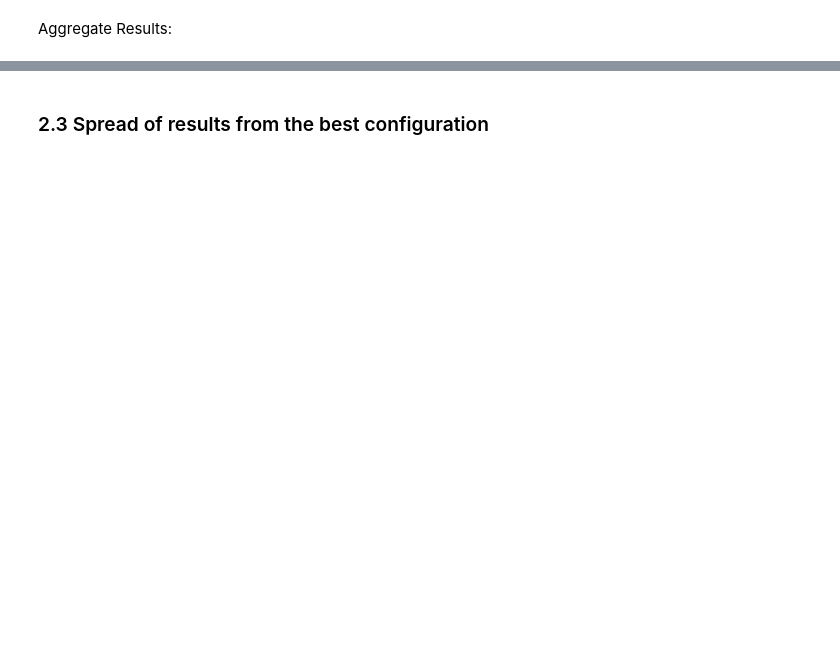
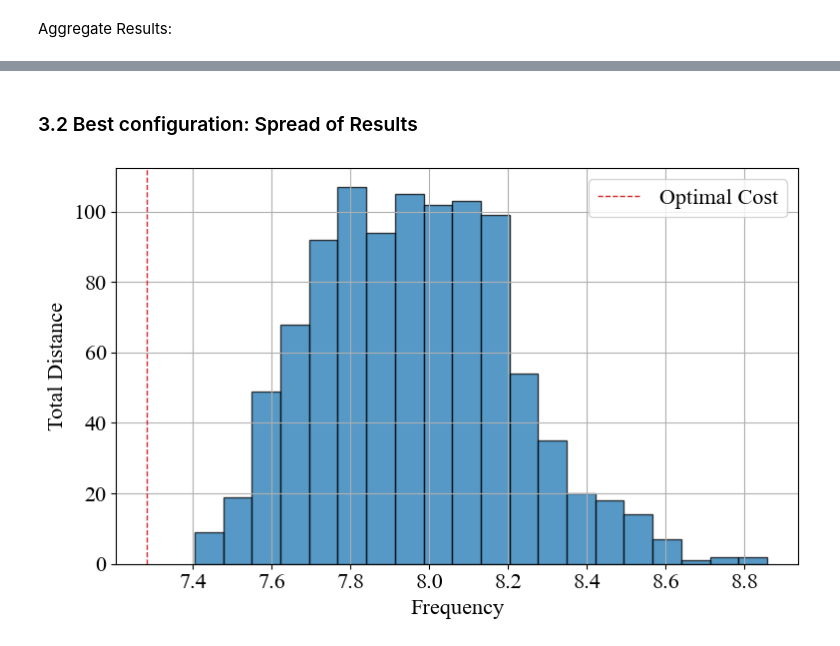
Before and after one commit to fwuermseher/evobandits-demo, a Jupyter notebook: evobandits_demo.ipynb, the cells around one changed output, grey strips where cells are left out. Drawn from its saved outputs; the diff is of its cells as text; code cells hidden in the pictures; blank space fills up the shorter version.

```diff
--- a/evobandits_demo.ipynb
+++ b/evobandits_demo.ipynb
@@ -92,0 +129,10 @@ print(f"Mean of best cost across runs:\t{study.mean_value}")
+# %%
+results = []
+rng = np.random.default_rng(seed=42)
+
+for _ in tqdm(range(1000), desc="Re-evaluate best configuration:"):
+    seed = rng.integers(0, 2**32 - 1, dtype=int)
+    best_cost, _ = genetic_algorithm(seed=seed, **study.best_params)
+    results.append(best_cost)
+
+json.dump(results, open(Path("_data/02_evobandits_demo_evaluation.json"), 'w'))
@@ -93,10 +174,2 @@ print(f"Mean of best cost across runs:\t{study.mean_value}")
 # %% [markdown]
-### 2.3 Spread of results from the best configuration
+### 3.2 Best configuration: Spread of Results
-# %%
-results = []
-for _ in tqdm(range(1000), desc="Collecting Samples"):
-    seed = RNG.integers(0, 2**32 - 1, dtype=int)
-    best_cost, _ = genetic_algorithm(seed=seed, **study.best_params)
-    results.append(best_cost)
-
-json.dump(results, open(Path("_data/02_ga_results_spread.json"), 'w'))
@@ -134,0 +176,16 @@ plt.show()
+# %%
+plt.figure(figsize=(8, 5))
+plt.grid()
+
+plt.hist(results, bins=20, alpha=0.75, edgecolor="black")
+plt.axvline(TSP_OPT_COST, linestyle='--', linewidth=1, color="C3", label="Optimal Cost")
+
+plt.ylabel("Total Distance")
+plt.xlabel("Frequency")
+plt.legend()
+
+plt.tight_layout()
+plt.savefig(Path("_plots/03_ga_results_spread.pdf"))
+plt.show()
+# %% [output]
+[figure, added]
```
Also changed, not shown: parts of 26 cells of this notebook, 3 other files.
